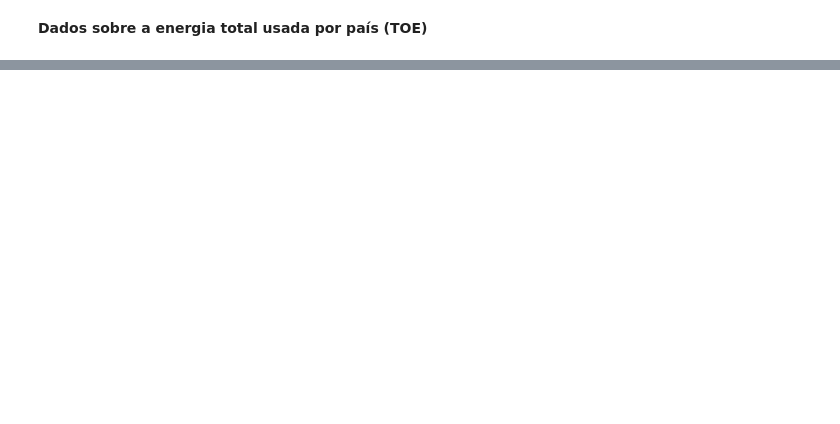
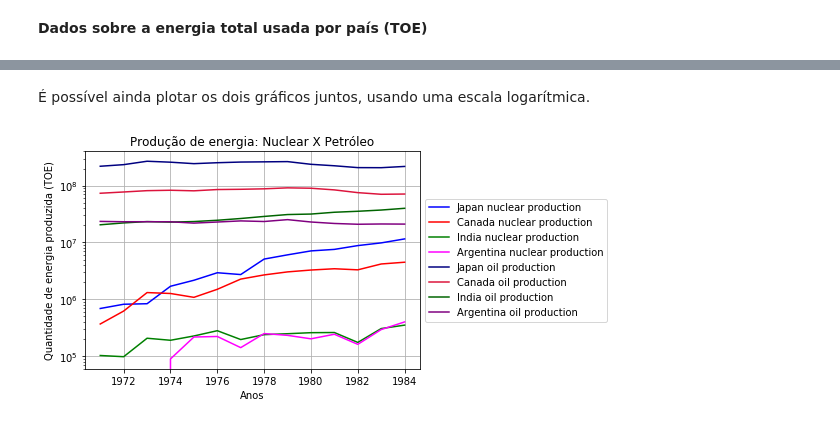
Before and after one commit to Joao-Pedro-Chacon-Ruiz/P1-Ciencia_dos_Dados, a Jupyter notebook: P1_CDados.ipynb, the cells around one changed output, grey strips where cells are left out. Saved outputs shown, nothing was run; the diff lists cells and outputs as text; code cells hidden in the pictures; blank space fills up the shorter version.

```diff
--- a/P1_CDados.ipynb
+++ b/P1_CDados.ipynb
@@ -245,0 +228,20 @@ plt.legend()
+# %% [markdown]
+É possível ainda plotar os dois gráficos juntos, usando uma escala logarítmica.
+# %%
+plt.plot(nuclear.loc['Japan'], 'blue', label = 'Japan nuclear production')
+plt.plot(nuclear.loc['Canada'], 'red', label = 'Canada nuclear production')
+plt.plot(nuclear.loc['India'], 'green', label = 'India nuclear production')
+plt.plot(nuclear.loc['Argentina'], 'magenta', label = 'Argentina nuclear production')
+plt.plot(oil.loc['Japan'], 'navy', label = 'Japan oil production')
+plt.plot(oil.loc['Canada'], 'crimson', label = 'Canada oil production')
+plt.plot(oil.loc['India'], 'darkgreen', label = 'India oil production')
+plt.plot(oil.loc['Argentina'], 'purple', label = 'Argentina oil production')
+plt.grid(True)
+plt.title('Produção de energia: Nuclear X Petróleo')
+plt.xlabel('Anos')
+plt.ylabel('Quantidade de energia produzida (TOE)')
+ax = plt.subplot(111)
+ax.legend(loc='center left', bbox_to_anchor=(1, 0.5))
+plt.yscale('log')
+# %% [output]
+[figure, added]
```
Also changed, not shown: parts of 34 cells of this notebook, 2 other files.
